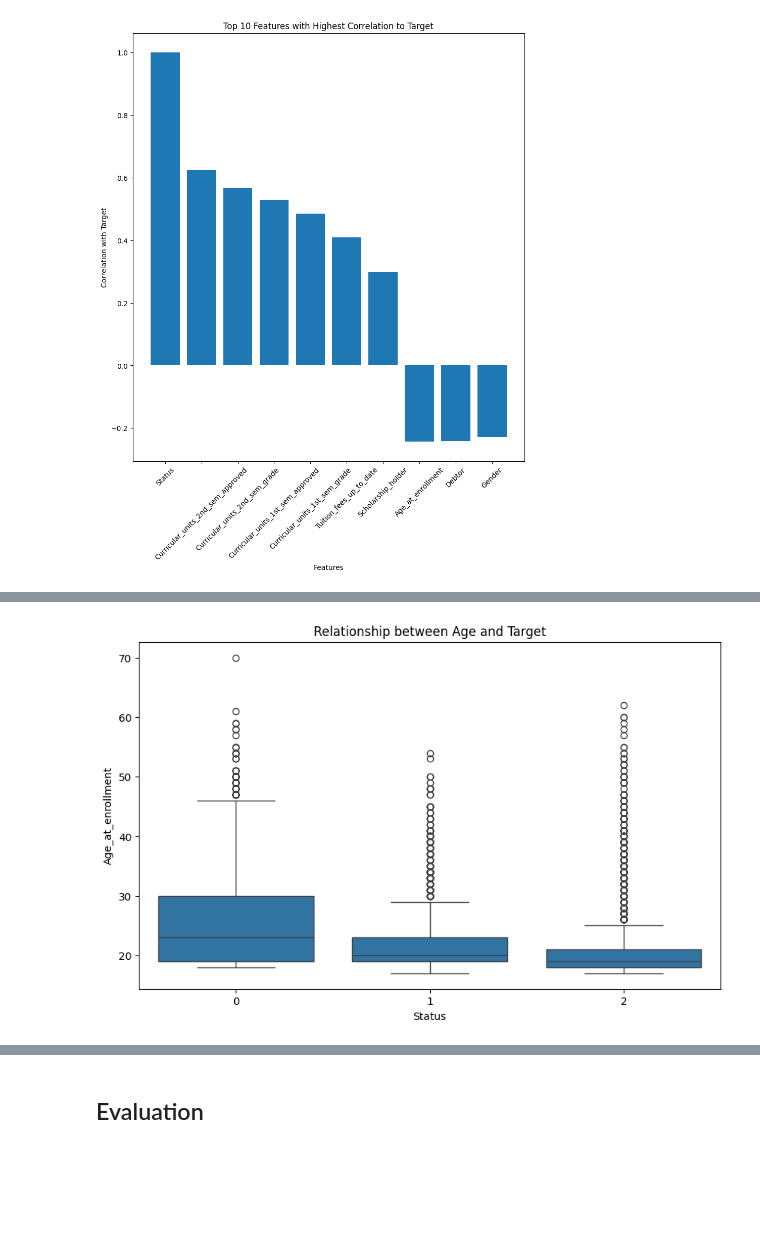
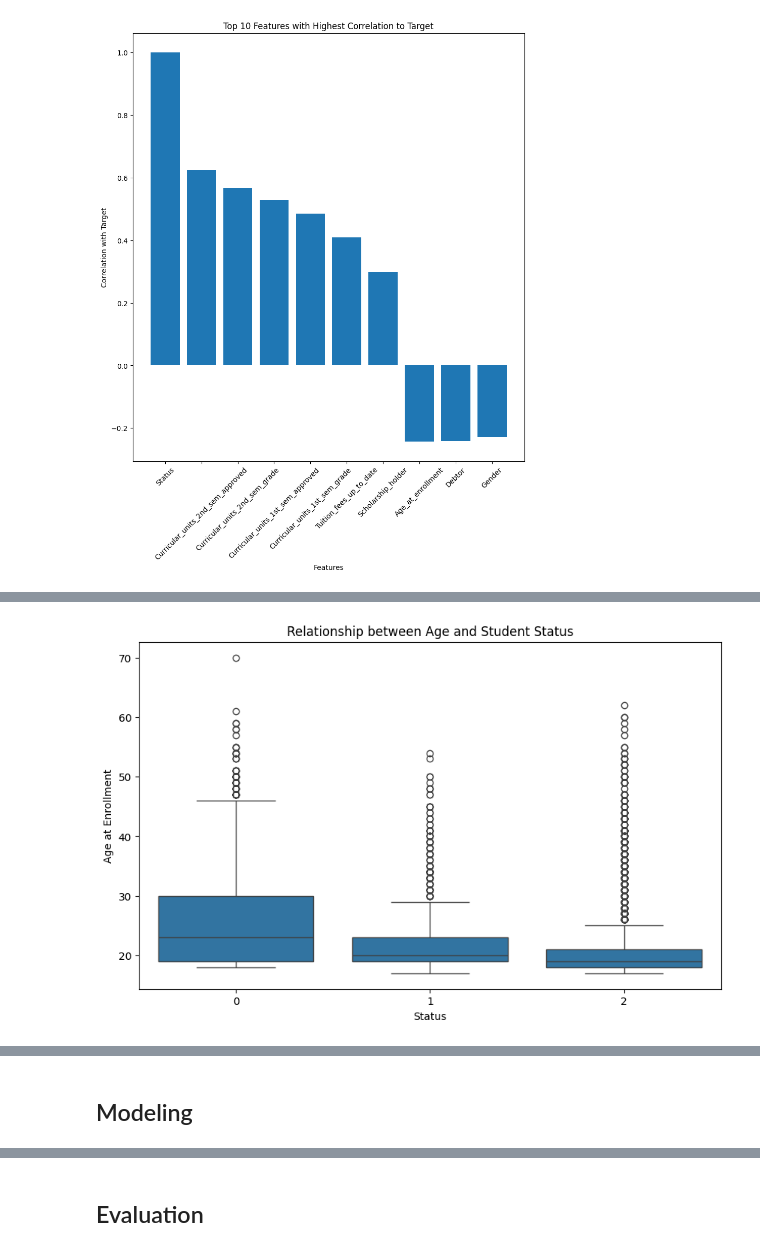
Before and after one commit to nbilasals/student-dropout, a Jupyter notebook: notebook_edutech.ipynb, the cells around one changed output, grey strips where cells are left out. Cells and saved outputs as stored; diff of their text form; code cells hidden in the pictures; blank space fills up the shorter version.

```diff
--- a/notebook_edutech.ipynb
+++ b/notebook_edutech.ipynb
@@ -257,12 +281,13 @@ px.histogram(new_data['Age_at_enrollment'], x='Age_at_enrollment',color_discrete
 # %% [output]
 [interactive output not drawn]
 # %%
+# Plot a boxplot to see the age distribution for each student status (Graduate, Dropout, Enrolled)
 plt.figure(figsize=(10, 6))
 sns.boxplot(x='Status', y='Age_at_enrollment', data=new_data)
-plt.xlabel('Status')
-plt.ylabel('Age_at_enrollment')
-plt.title('Relationship between Age and Target')
+plt.xlabel('Status')  # X-axis label
+plt.ylabel('Age at Enrollment')  # Y-axis label for clarity
+plt.title('Relationship between Age and Student Status')  # Chart title
 plt.show()
 # %% [output]
-[figure, old version]
+[figure, new version]
 # %%
@@ -293,6 +335,8 @@ fig = px.histogram(new_data, x="Daytime_evening_attendance", color="Status", bar
 fig.show()
 # %% [output]
 [interactive output not drawn]
+# %% [markdown]
+## Modeling
 # %%
 X = new_data.drop('Status', axis=1)
 y = new_data['Status']
```
Also changed, not shown: parts of 28 cells of this notebook.
